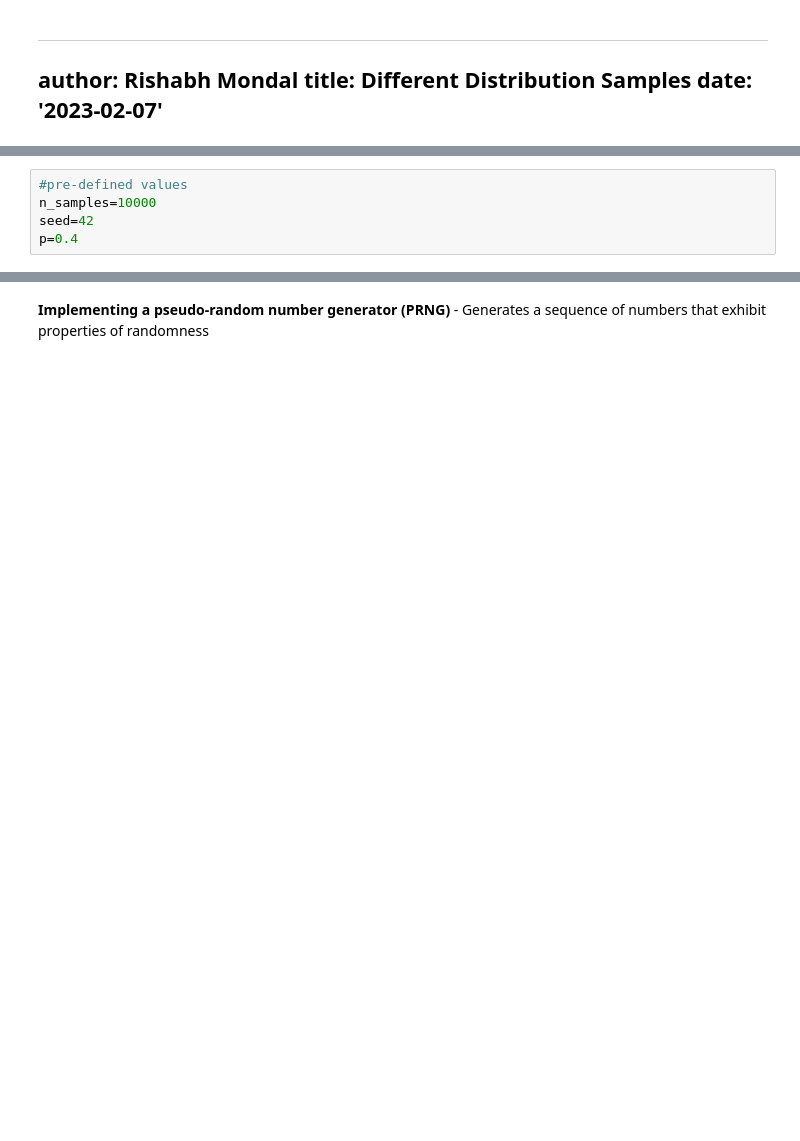
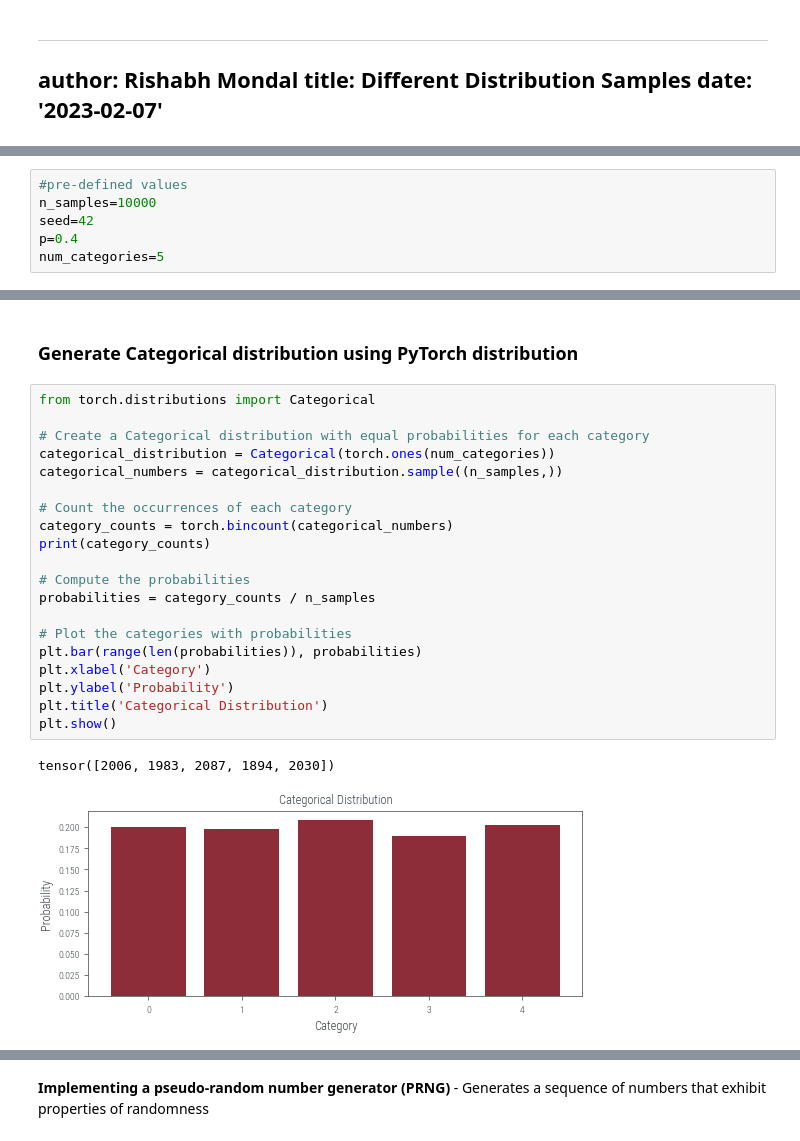
Before and after one commit to rishabh-mondal/Rishabh-mondal.github.io, a Jupyter notebook: posts/Sampling_distributions.ipynb, the cells around one changed output, grey strips where cells are left out. Cells and saved outputs as stored; diff of their text form; blank space fills up the shorter version.

```diff
--- a/posts/Sampling_distributions.ipynb
+++ b/posts/Sampling_distributions.ipynb
@@ -20,3 +21,4 @@ plt.rcParams.update(bundles.beamer_moml())
 n_samples=10000
 seed=42
 p=0.4
+num_categories=5
@@ -22,0 +67,25 @@ p=0.4
+# %% [markdown]
+### Generate Categorical distribution using PyTorch distribution
+# %%
+from torch.distributions import Categorical
+
+# Create a Categorical distribution with equal probabilities for each category
+categorical_distribution = Categorical(torch.ones(num_categories))
+categorical_numbers = categorical_distribution.sample((n_samples,))
+
+# Count the occurrences of each category
+category_counts = torch.bincount(categorical_numbers)
+print(category_counts)
+
+# Compute the probabilities
+probabilities = category_counts / n_samples
+
+# Plot the categories with probabilities
+plt.bar(range(len(probabilities)), probabilities)
+plt.xlabel('Category')
+plt.ylabel('Probability')
+plt.title('Categorical Distribution')
+plt.show()
+# %% [output]
+tensor([2006, 1983, 2087, 1894, 2030])
+[figure, added]
```
Also changed, not shown: parts of 15 cells of this notebook, 4 other files.
